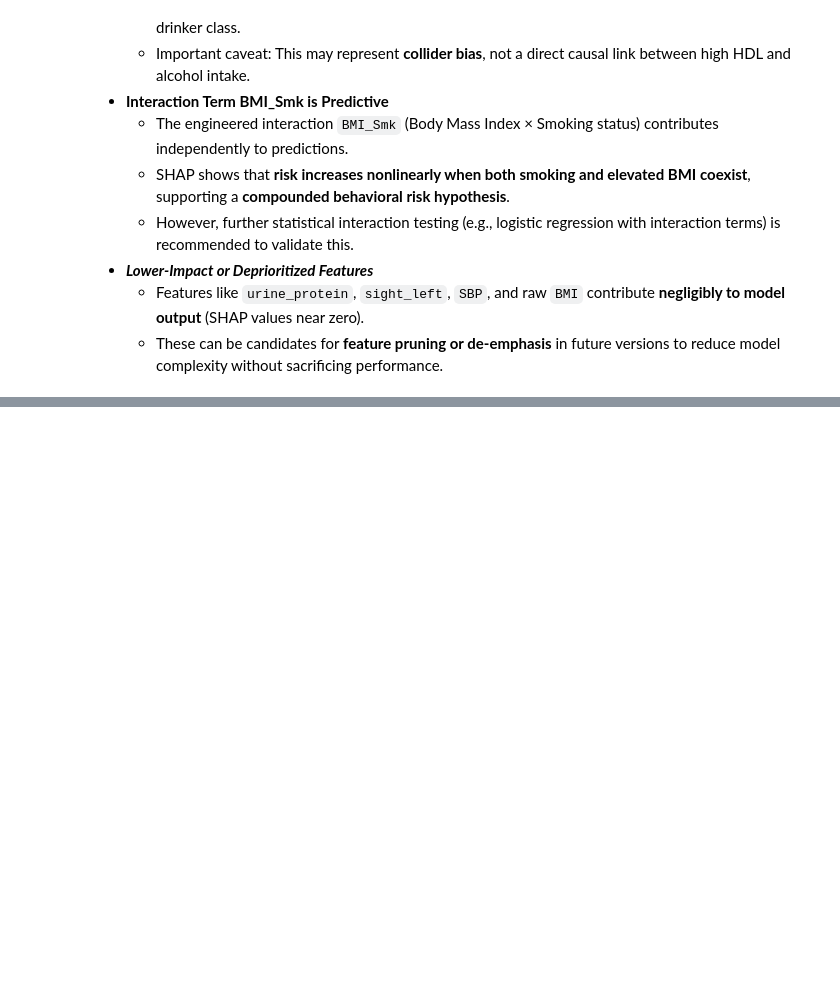
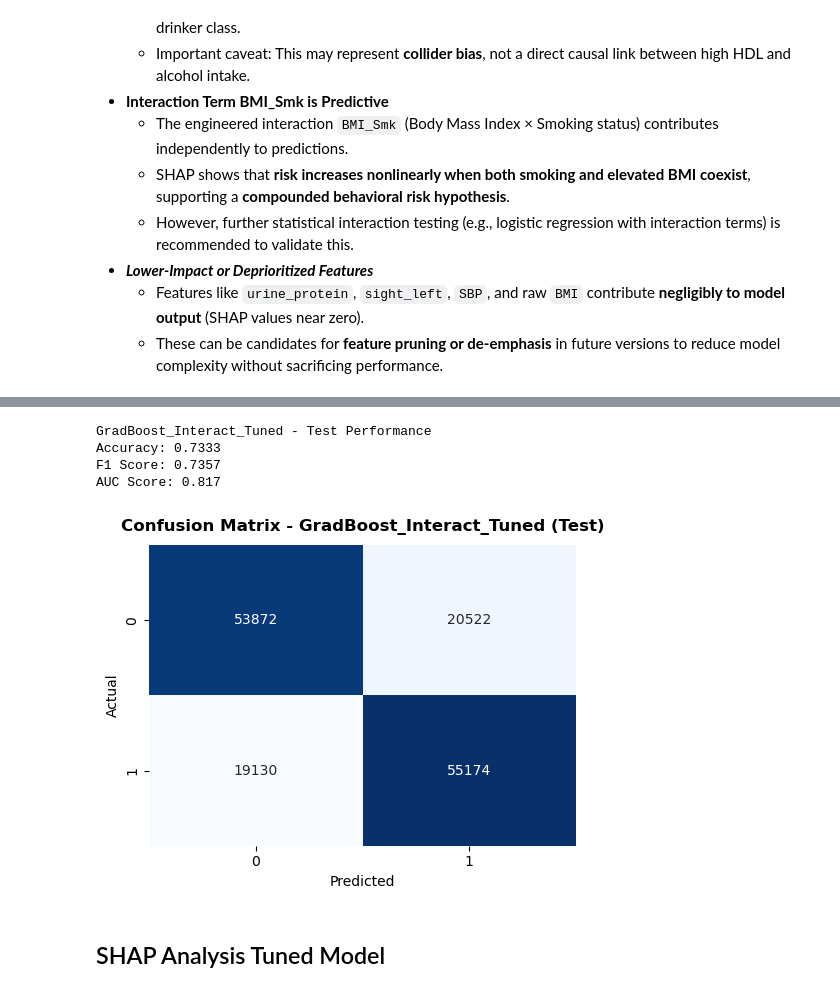
Before and after one commit to 2oB1/drinkers-prediction, a Jupyter notebook: SMKData.ipynb, the cells around one changed output, grey strips where cells are left out. Drawn from its saved outputs; the diff is of its cells as text; code cells hidden in the pictures; blank space fills up the shorter version.

```diff
--- a/SMKData.ipynb
+++ b/SMKData.ipynb
@@ -1547,0 +1671,35 @@ for ft in SSD_GBI_TopFts:
+# %%
+# Predict on Test Set
+Y_Pred_Tst = GradBoost_Interact_Tuned.predict(X_Tst)
+Y_Prob_Tst = GradBoost_Interact_Tuned.predict_proba(X_Tst)[:, 1]
+
+# Metrics
+Acc_Tst = accuracy_score(Y_Tst, Y_Pred_Tst)
+F1_Tst = f1_score(Y_Tst, Y_Pred_Tst)
+AUC_Tst = roc_auc_score(Y_Tst, Y_Prob_Tst)
+
+# Print Performance
+print("GradBoost_Interact_Tuned - Test Performance")
+print("Accuracy:", round(Acc_Tst, 4))
+print("F1 Score:", round(F1_Tst, 4))
+print("AUC Score:", round(AUC_Tst, 4))
+
+# Confusion Matrix
+CMatrix_Tst = confusion_matrix(Y_Tst, Y_Pred_Tst)
+
+# Plot
+plt.figure(figsize=(5, 4))
+sns.heatmap(CMatrix_Tst, annot=True, fmt="d", cmap="Blues", cbar=False)
+plt.title("Confusion Matrix - GradBoost_Interact_Tuned (Test)", fontsize=12, fontweight='semibold', pad=10)
+plt.xlabel("Predicted", fontsize=10)
+plt.ylabel("Actual", fontsize=10)
+plt.tight_layout()
+plt.show()
+# %% [output]
+GradBoost_Interact_Tuned - Test Performance
+Accuracy: 0.7333
+F1 Score: 0.7357
+AUC Score: 0.817
+[figure, added]
+# %% [markdown]
+##  SHAP Analysis Tuned Model
```
Also changed, not shown: parts of 12 cells of this notebook, 2 other files.
